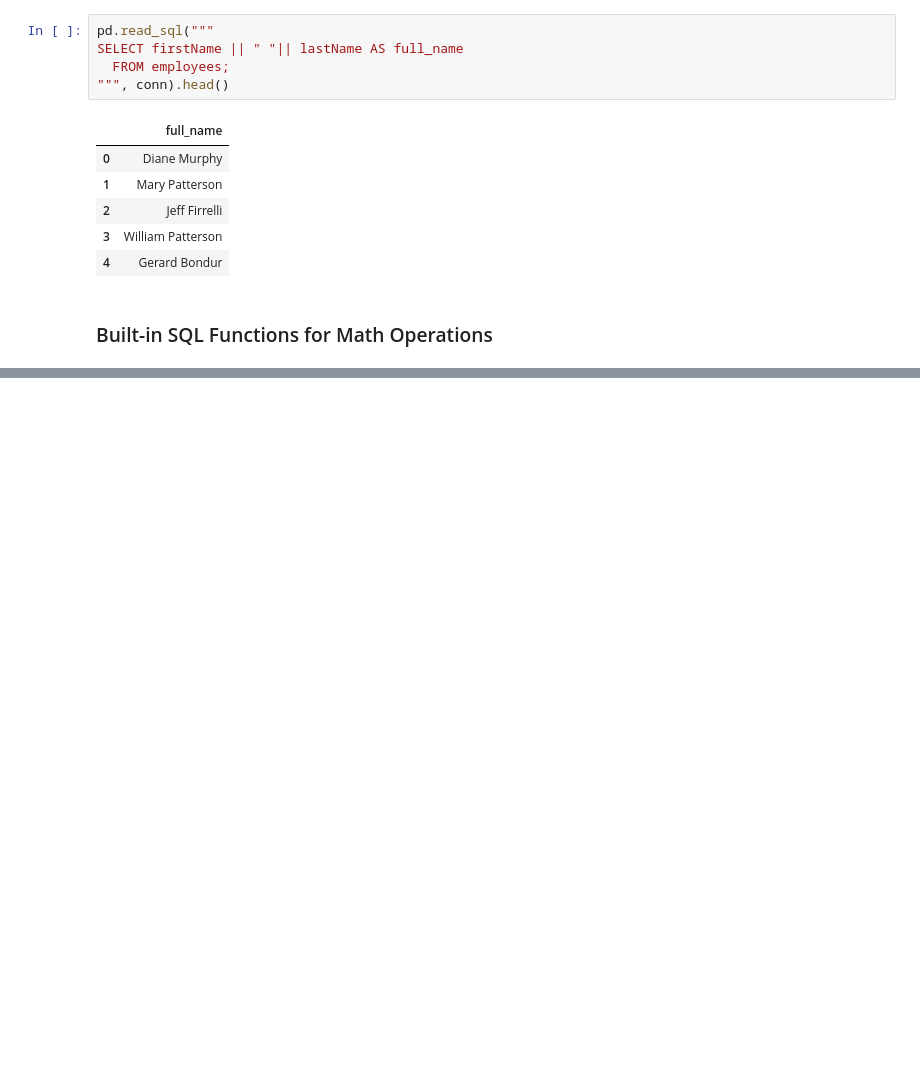
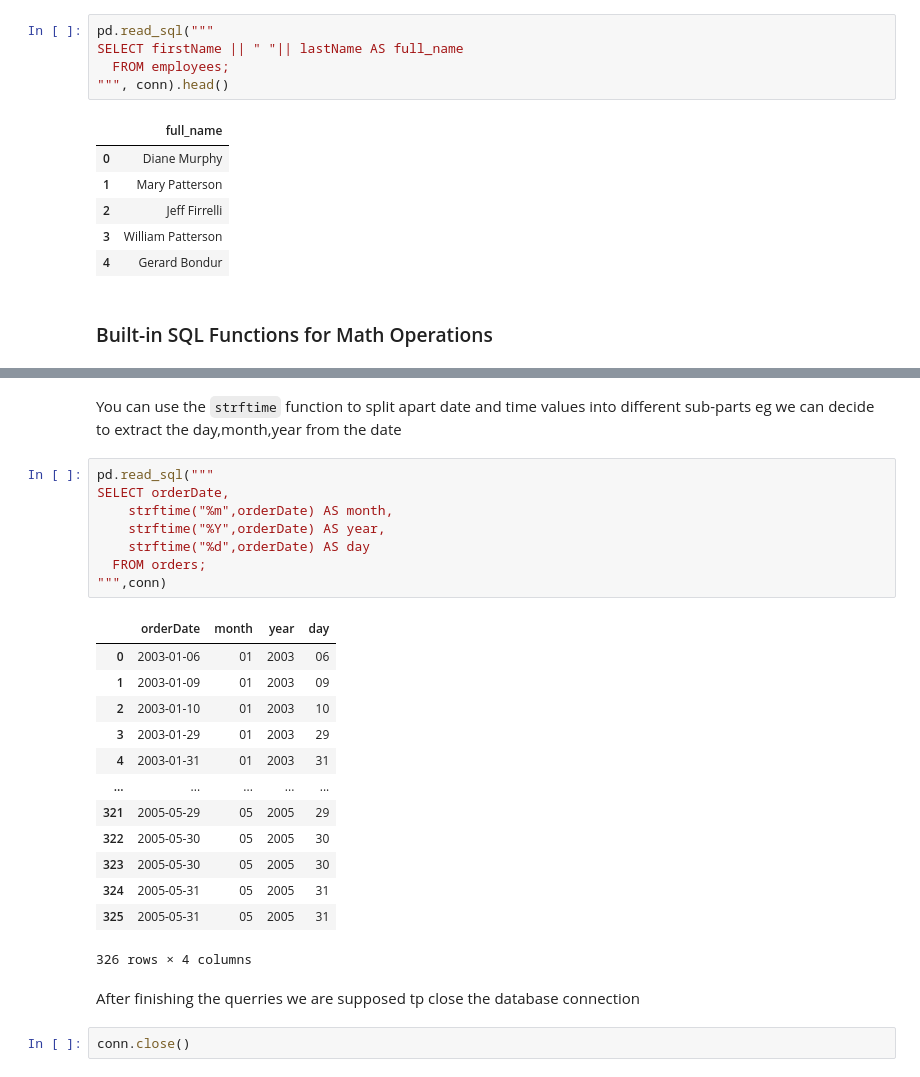
Before and after one commit to samcurryokee/MoringaSchool_DS, a Jupyter notebook: SQL/selecting.ipynb, the cells around one changed output, grey strips where cells are left out. Cells and saved outputs as stored; diff of their text form; blank space fills up the shorter version.

```diff
--- a/SQL/selecting.ipynb
+++ b/SQL/selecting.ipynb
@@ -211,0 +354,28 @@ SELECT firstName || " "|| lastName AS full_name
+# %% [markdown]
+You can use the `strftime` function to split apart date and time values into different sub-parts eg we can decide to extract the day,month,year from the date
+# %%
+pd.read_sql("""
+SELECT orderDate,
+    strftime("%m",orderDate) AS month,
+    strftime("%Y",orderDate) AS year,
+    strftime("%d",orderDate) AS day
+  FROM orders;
+""",conn)
+# %% [output]
+|  | orderDate | month | year | day |
+| 0 | 2003-01-06 | 01 | 2003 | 06 |
+| 1 | 2003-01-09 | 01 | 2003 | 09 |
+| 2 | 2003-01-10 | 01 | 2003 | 10 |
+| 3 | 2003-01-29 | 01 | 2003 | 29 |
+| 4 | 2003-01-31 | 01 | 2003 | 31 |
+| ... | ... | ... | ... | ... |
+| 321 | 2005-05-29 | 05 | 2005 | 29 |
+| 322 | 2005-05-30 | 05 | 2005 | 30 |
+| 323 | 2005-05-30 | 05 | 2005 | 30 |
+| 324 | 2005-05-31 | 05 | 2005 | 31 |
+| 325 | 2005-05-31 | 05 | 2005 | 31 |
+326 rows × 4 columns
+# %% [markdown]
+After finishing the querries we are supposed tp close the database connection
+# %%
+conn.close()
```
Also changed, not shown: parts of 10 cells of this notebook, 30 other files.
